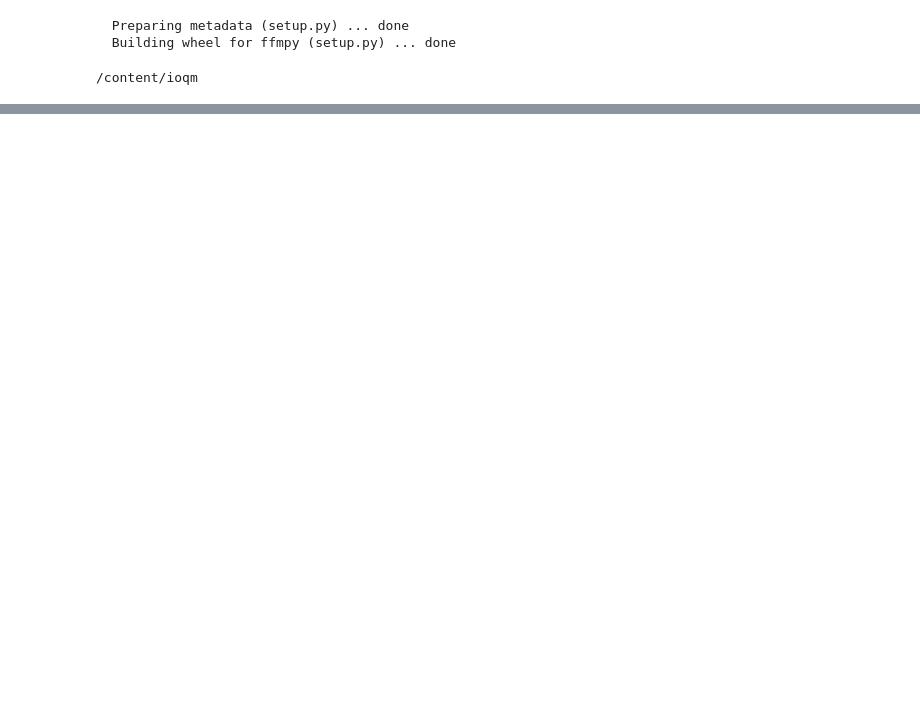
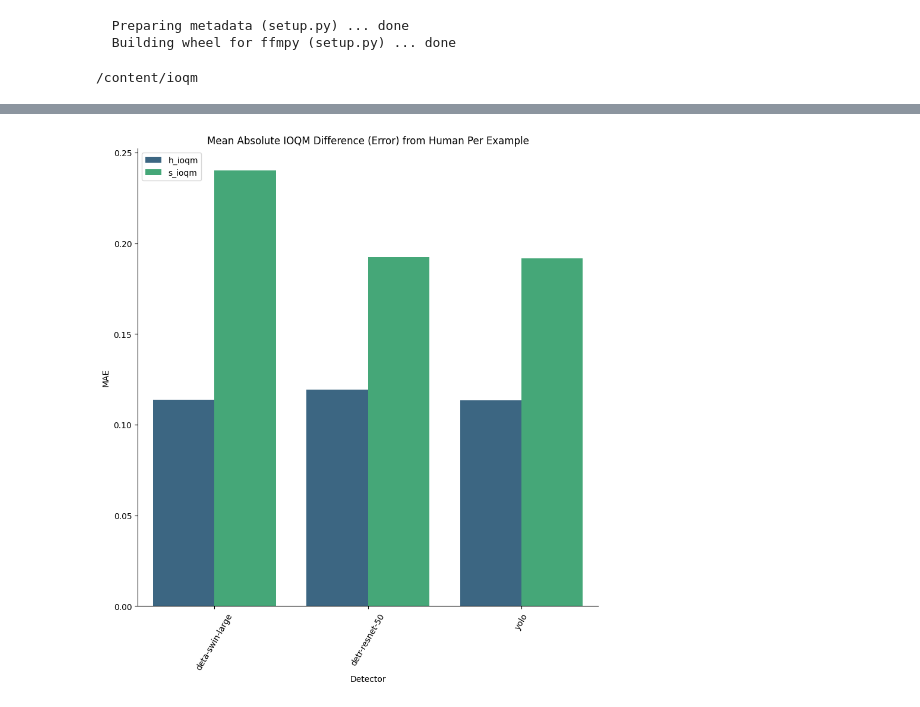
Before and after one commit to semajyllek/ioqm, a Jupyter notebook: notebooks/human_ioqm_eval.ipynb, the cells around one changed output, grey strips where cells are left out. Drawn from its saved outputs; the diff is of its cells as text; code cells hidden in the pictures; blank space fills up the shorter version.

```diff
--- a/notebooks/human_ioqm_eval.ipynb
+++ b/notebooks/human_ioqm_eval.ipynb
@@ -105,0 +300,16 @@ This share link expires in 72 hours. For free permanent hosting and GPU upgrades
+# %%
+detector_models = [
+ 'deta-swin-large',
+ 'detr-resnet-50',
+ 'yolo',
+ 'human'
+]
+
+def get_all_detector_data(detector_models: List[str]) -> List[Dict[str, Union[str, float]]]:
+  detector_data = []
+  for detector_name in detector_models:
+    detector_data.extend(get_detector_data(detector_name))
+  return detector_data
+# %%
+val_data = get_all_detector_data(detector_models)
+val_df = pd.DataFrame(val_data)
@@ -105,0 +332,9 @@ This share link expires in 72 hours. For free permanent hosting and GPU upgrades
+# %%
+m = val_df
+#m.drop(['hard_ioqm', 'soft_ioqm'], axis=1, inplace=True)
+m = m[m['detector'].str.contains('human') == False]
+m['soft_diff'] = m['soft_diff'].apply(abs)
+m['hard_diff'] = m['hard_diff'].apply(abs)
+m = m.groupby('detector').mean()
+m.reset_index(inplace=True)
+m
@@ -105,0 +368,8 @@ This share link expires in 72 hours. For free permanent hosting and GPU upgrades
+# %%
+detectors = m['detector'].tolist()
+h_diff = m['hard_diff'].tolist()
+s_diff = m['soft_diff'].tolist()
+# %%
+plot_validation_ioqm_bar(h_ioqms=h_diff, s_ioqms=s_diff, detectors=detectors, title="Mean Absolute IOQM Difference (Error) from Human Per Example", ylabel='MAE')
+# %% [output]
+[figure, added]
```
Also changed, not shown: parts of 48 cells of this notebook, 4 other files.
